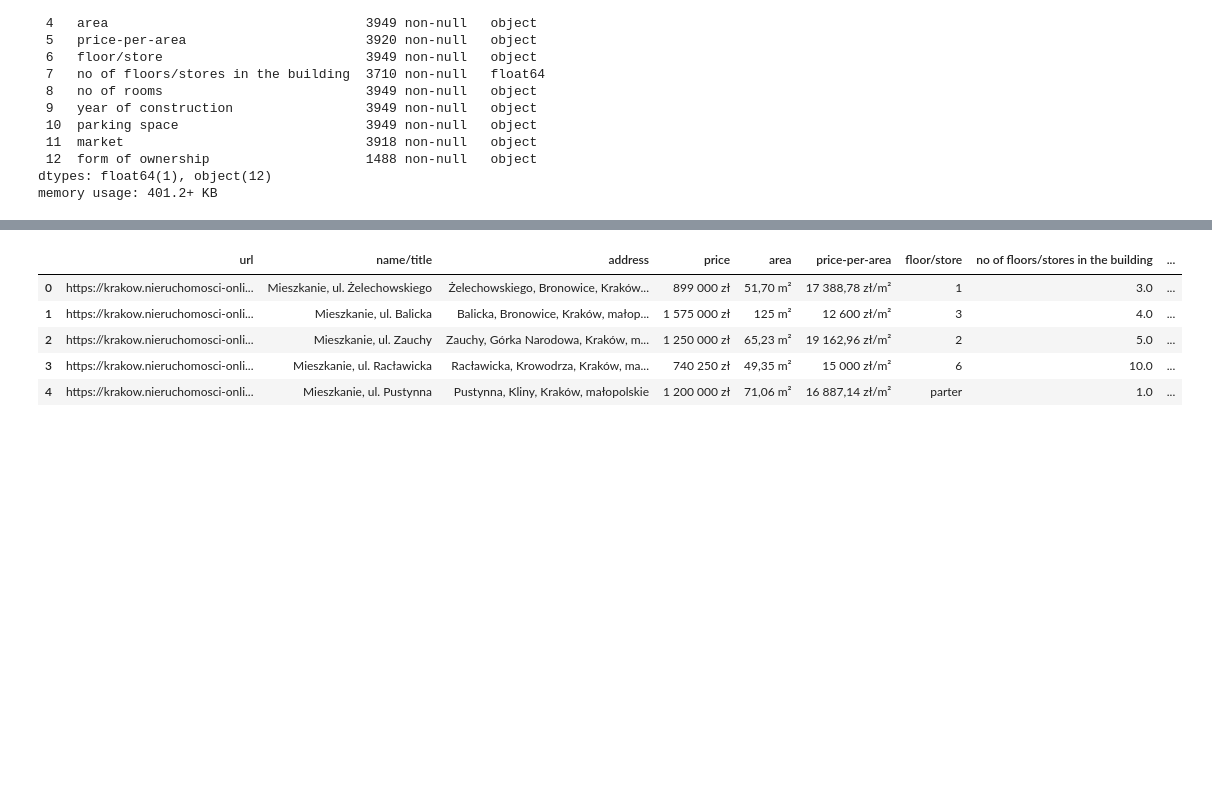
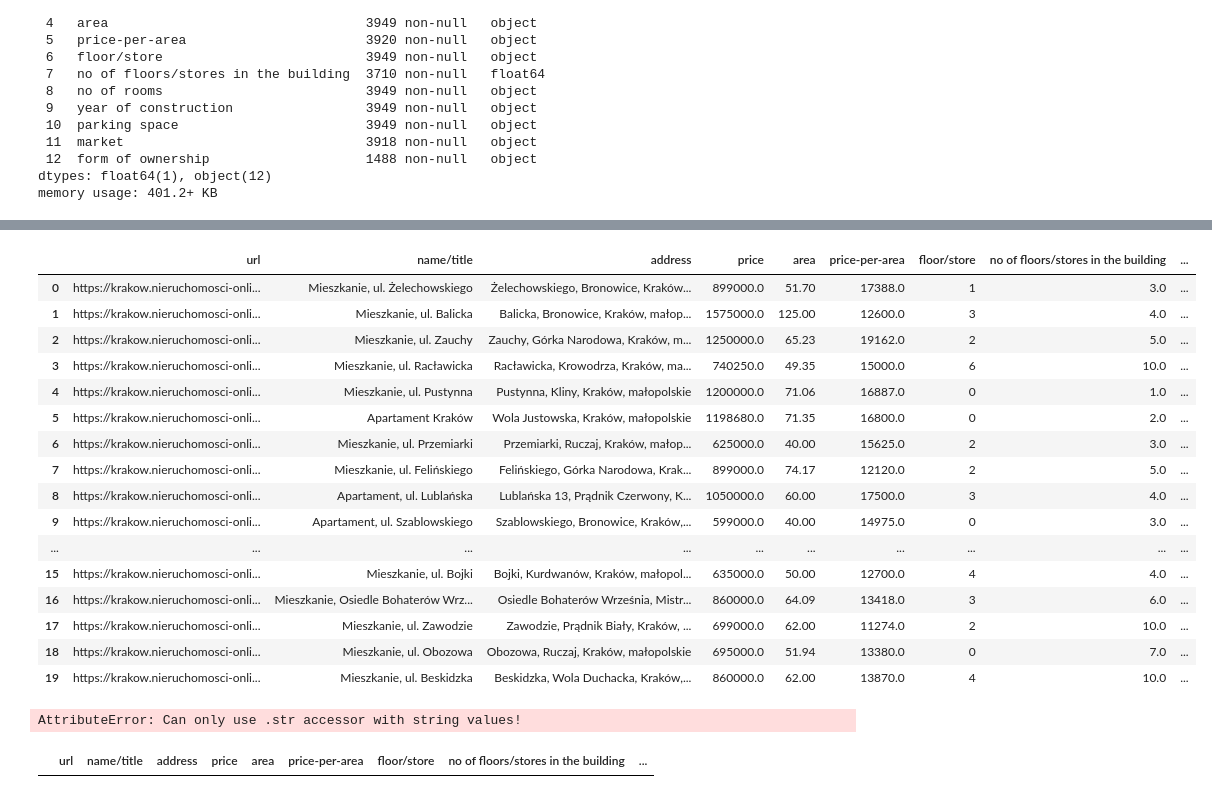
Before and after one commit to ksobczykR2DS/cracow-house-market-analysis, a Jupyter notebook: analysis.ipynb, the cells around one changed output, grey strips where cells are left out. Drawn from its saved outputs; the diff is of its cells as text; code cells hidden in the pictures; blank space fills up the shorter version.

Commit message:
prepare nieruchomosci-online data

```diff
--- a/analysis.ipynb
+++ b/analysis.ipynb
@@ -330,0 +375,2 @@ memory usage: 401.2+ KB
+# %%
+df_nieruchomosci.drop(df_nieruchomosci[df_nieruchomosci['price'].isnull()].index, inplace=True)
@@ -331,9 +404,30 @@ memory usage: 401.2+ KB
 # %%
-df_nieruchomosci.head()
+df_nieruchomosci.head(20)
 # %% [output]
 |  | url | name/title | address | price | area | price-per-area | floor/store | no of floors/stores in the building | ... |
-| 0 | https://krakow.nieruchomosci-onli... | Mieszkanie, ul. Żelechowskiego | Żelechowskiego, Bronowice, Kraków... | 899 000 zł | 51,70 m² | 17 388,78 zł/m² | 1 | 3.0 | ... |
-| 1 | https://krakow.nieruchomosci-onli... | Mieszkanie, ul. Balicka | Balicka, Bronowice, Kraków, małop... | 1 575 000 zł | 125 m² | 12 600 zł/m² | 3 | 4.0 | ... |
-| 2 | https://krakow.nieruchomosci-onli... | Mieszkanie, ul. Zauchy | Zauchy, Górka Narodowa, Kraków, m... | 1 250 000 zł | 65,23 m² | 19 162,96 zł/m² | 2 | 5.0 | ... |
-| 3 | https://krakow.nieruchomosci-onli... | Mieszkanie, ul. Racławicka | Racławicka, Krowodrza, Kraków, ma... | 740 250 zł | 49,35 m² | 15 000 zł/m² | 6 | 10.0 | ... |
-| 4 | https://krakow.nieruchomosci-onli... | Mieszkanie, ul. Pustynna | Pustynna, Kliny, Kraków, małopolskie | 1 200 000 zł | 71,06 m² | 16 887,14 zł/m² | parter | 1.0 | ... |
+| 0 | https://krakow.nieruchomosci-onli... | Mieszkanie, ul. Żelechowskiego | Żelechowskiego, Bronowice, Kraków... | 899000.0 | 51.70 | 17388.0 | 1 | 3.0 | ... |
+| 1 | https://krakow.nieruchomosci-onli... | Mieszkanie, ul. Balicka | Balicka, Bronowice, Kraków, małop... | 1575000.0 | 125.00 | 12600.0 | 3 | 4.0 | ... |
+| 2 | https://krakow.nieruchomosci-onli... | Mieszkanie, ul. Zauchy | Zauchy, Górka Narodowa, Kraków, m... | 1250000.0 | 65.23 | 19162.0 | 2 | 5.0 | ... |
+| 3 | https://krakow.nieruchomosci-onli... | Mieszkanie, ul. Racławicka | Racławicka, Krowodrza, Kraków, ma... | 740250.0 | 49.35 | 15000.0 | 6 | 10.0 | ... |
+| 4 | https://krakow.nieruchomosci-onli... | Mieszkanie, ul. Pustynna | Pustynna, Kliny, Kraków, małopolskie | 1200000.0 | 71.06 | 16887.0 | 0 | 1.0 | ... |
+| 5 | https://krakow.nieruchomosci-onli... | Apartament Kraków | Wola Justowska, Kraków, małopolskie | 1198680.0 | 71.35 | 16800.0 | 0 | 2.0 | ... |
+| 6 | https://krakow.nieruchomosci-onli... | Mieszkanie, ul. Przemiarki | Przemiarki, Ruczaj, Kraków, małop... | 625000.0 | 40.00 | 15625.0 | 2 | 3.0 | ... |
+| 7 | https://krakow.nieruchomosci-onli... | Mieszkanie, ul. Felińskiego | Felińskiego, Górka Narodowa, Krak... | 899000.0 | 74.17 | 12120.0 | 2 | 5.0 | ... |
+| 8 | https://krakow.nieruchomosci-onli... | Apartament, ul. Lublańska | Lublańska 13, Prądnik Czerwony, K... | 1050000.0 | 60.00 | 17500.0 | 3 | 4.0 | ... |
+| 9 | https://krakow.nieruchomosci-onli... | Apartament, ul. Szablowskiego | Szablowskiego, Bronowice, Kraków,... | 599000.0 | 40.00 | 14975.0 | 0 | 3.0 | ... |
+| ... | ... | ... | ... | ... | ... | ... | ... | ... | ... |
+| 15 | https://krakow.nieruchomosci-onli... | Mieszkanie, ul. Bojki | Bojki, Kurdwanów, Kraków, małopol... | 635000.0 | 50.00 | 12700.0 | 4 | 4.0 | ... |
+| 16 | https://krakow.nieruchomosci-onli... | Mieszkanie, Osiedle Bohaterów Wrz... | Osiedle Bohaterów Września, Mistr... | 860000.0 | 64.09 | 13418.0 | 3 | 6.0 | ... |
+| 17 | https://krakow.nieruchomosci-onli... | Mieszkanie, ul. Zawodzie | Zawodzie, Prądnik Biały, Kraków, ... | 699000.0 | 62.00 | 11274.0 | 2 | 10.0 | ... |
+| 18 | https://krakow.nieruchomosci-onli... | Mieszkanie, ul. Obozowa | Obozowa, Ruczaj, Kraków, małopolskie | 695000.0 | 51.94 | 13380.0 | 0 | 7.0 | ... |
+| 19 | https://krakow.nieruchomosci-onli... | Mieszkanie, ul. Beskidzka | Beskidzka, Wola Duchacka, Kraków,... | 860000.0 | 62.00 | 13870.0 | 4 | 10.0 | ... |
+# %%
+# sprawdzenie, czy są jakieś wartości w kolumnie price-per-area, które nie zawierają danych liczbowych
+df_nieruchomosci[~df_nieruchomosci['price-per-area'].str.contains(r'\d')]
+# %% [output]
+AttributeError: Can only use .str accessor with string values!
+# %%
+# sprawdzenie, czy są jakieś wartości w kolumnie price, które nie zawierają danych liczbowych
+df_nieruchomosci[~df_nieruchomosci['price'].str.contains(r'\d')]
+# %% [output]
+|  | url | name/title | address | price | area | price-per-area | floor/store | no of floors/stores in the building | ... |
```
Also changed, not shown: parts of 41 cells of this notebook.
